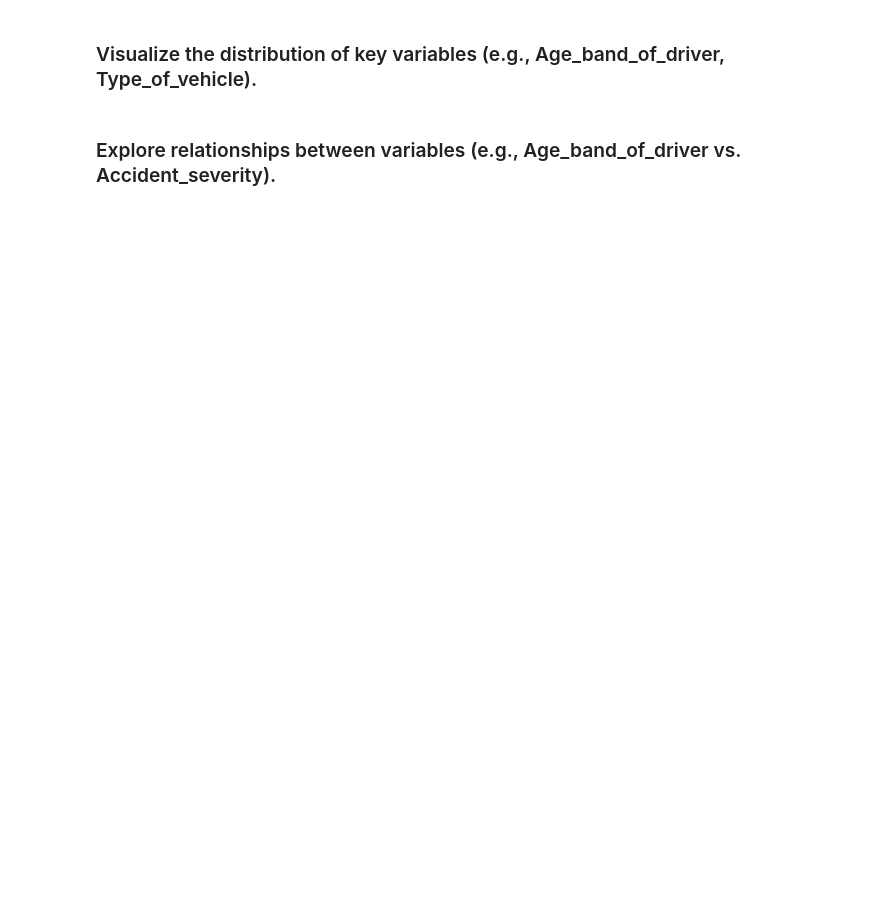
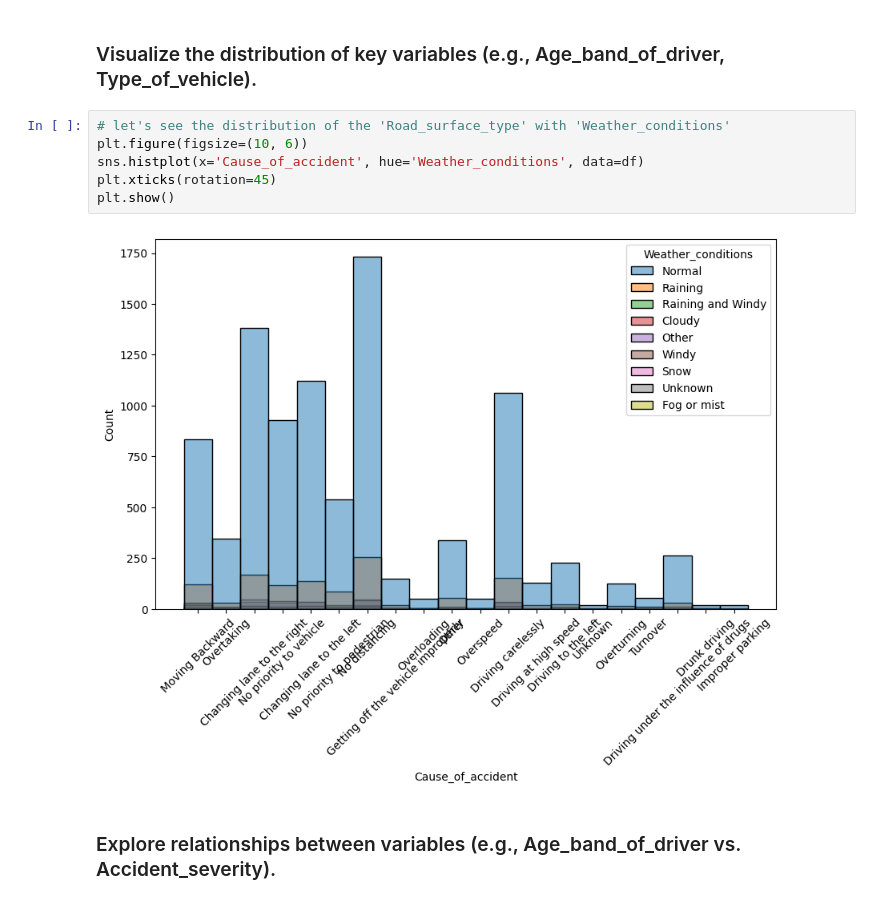
Before and after one commit to TariqAlhathloul/T55_DataScienceBootCamp, a Jupyter notebook: Tasks/Task (1) Week 1.ipynb, the cells around one changed output. Drawn from its saved outputs; the diff is of its cells as text; blank space fills up the shorter version.

```diff
--- a/Tasks/Task (1) Week 1.ipynb
+++ b/Tasks/Task (1) Week 1.ipynb
@@ -92,4 +427,12 @@ df = pd.read_csv('TaskDataSet/Task (1) Dataset.csv')
 # %% [markdown]
 ### Visualize the distribution of key variables (e.g., Age_band_of_driver, Type_of_vehicle).
+# %%
+# let's see the distribution of the 'Road_surface_type' with 'Weather_conditions'
+plt.figure(figsize=(10, 6))
+sns.histplot(x='Cause_of_accident', hue='Weather_conditions', data=df)
+plt.xticks(rotation=45)
+plt.show()
+# %% [output]
+[figure, added]
 # %% [markdown]
 ### Explore relationships between variables (e.g., Age_band_of_driver vs. Accident_severity).
```
Also changed, not shown: parts of 38 cells of this notebook, 1 other file.
